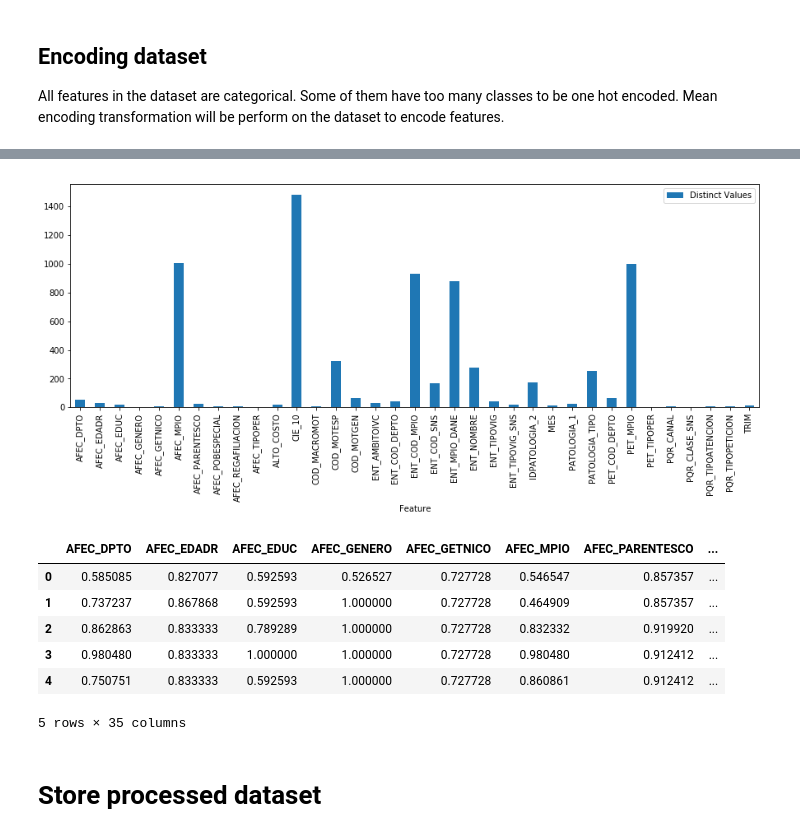
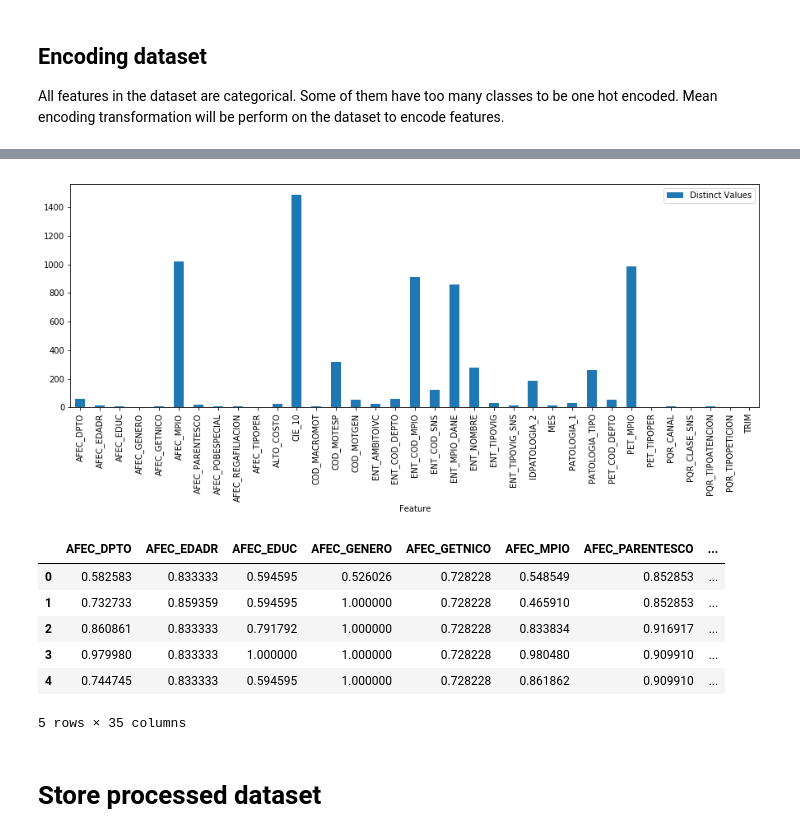
Before and after one commit to mrugeles/capstone-project, a Jupyter notebook: 2) Dataset - Preprocessing.ipynb, the cells around one changed output, grey strips where cells are left out. Saved outputs shown, nothing was run; the diff lists cells and outputs as text; code cells hidden in the pictures.

```diff
--- a/2) Dataset - Preprocessing.ipynb
+++ b/2) Dataset - Preprocessing.ipynb
@@ -134,30 +117,30 @@ display(features_log_transformed.head(n = 2))
 # %%
 
 # Normalization with QuantileTransformer
 from sklearn.preprocessing import QuantileTransformer
+from sklearn.preprocessing import PowerTransformer
 
 # Initialize a scaler, then apply it to the features
-scaler = QuantileTransformer() # default=(0, 1)
+#scaler = QuantileTransformer() # default=(0, 1)
+scaler = QuantileTransformer()
 
-
-features_log_minmax_transform = pd.DataFrame(data = features_log_transformed)
-features_log_minmax_transform[features_columns] = scaler.fit_transform(features_log_transformed[features_columns])
+features_log_minmax_transform = pd.DataFrame(data = dataset_encoded)
+features_log_minmax_transform[features_columns] = scaler.fit_transform(dataset_encoded[features_columns])
 
 #distribution(features_log_minmax_transform, transformed = True)
 # Show an example of a record with scaling applied
-dfLogColumns = getFeaturesDistribution(features_log_minmax_transform)
-showFeaturesDistribution(dfLogColumns)
+showFeaturesDistribution(getFeaturesDistribution(features_log_minmax_transform))
 # %% [output]
-[figure, old version]
+[figure, new version]
 # %%
 display(features_log_minmax_transform.head(n = 5))
 # %% [output]
 |  | AFEC_DPTO | AFEC_EDADR | AFEC_EDUC | AFEC_GENERO | AFEC_GETNICO | AFEC_MPIO | AFEC_PARENTESCO | ... |
-| 0 | 0.585085 | 0.827077 | 0.592593 | 0.526527 | 0.727728 | 0.546547 | 0.857357 | ... |
-| 1 | 0.737237 | 0.867868 | 0.592593 | 1.000000 | 0.727728 | 0.464909 | 0.857357 | ... |
-| 2 | 0.862863 | 0.833333 | 0.789289 | 1.000000 | 0.727728 | 0.832332 | 0.919920 | ... |
-| 3 | 0.980480 | 0.833333 | 1.000000 | 1.000000 | 0.727728 | 0.980480 | 0.912412 | ... |
-| 4 | 0.750751 | 0.833333 | 0.592593 | 1.000000 | 0.727728 | 0.860861 | 0.912412 | ... |
+| 0 | 0.582583 | 0.833333 | 0.594595 | 0.526026 | 0.728228 | 0.548549 | 0.852853 | ... |
+| 1 | 0.732733 | 0.859359 | 0.594595 | 1.000000 | 0.728228 | 0.465910 | 0.852853 | ... |
+| 2 | 0.860861 | 0.833333 | 0.791792 | 1.000000 | 0.728228 | 0.833834 | 0.916917 | ... |
+| 3 | 0.979980 | 0.833333 | 1.000000 | 1.000000 | 0.728228 | 0.980480 | 0.909910 | ... |
+| 4 | 0.744745 | 0.833333 | 0.594595 | 1.000000 | 0.728228 | 0.861862 | 0.909910 | ... |
 5 rows × 35 columns
 # %% [markdown]
 # Store processed dataset
```
Also changed, not shown: parts of 13 cells of this notebook, 14 other files.
